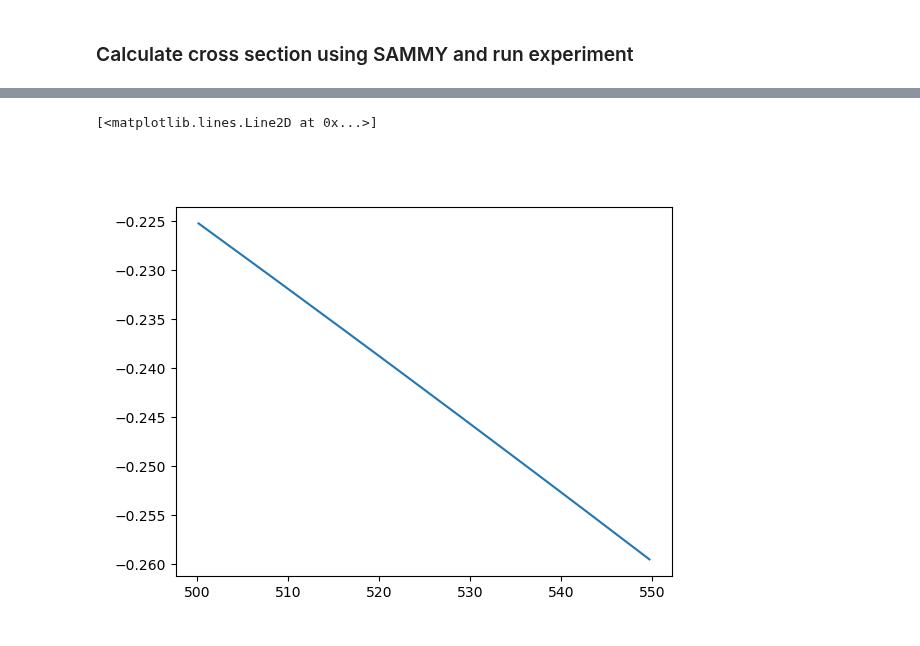
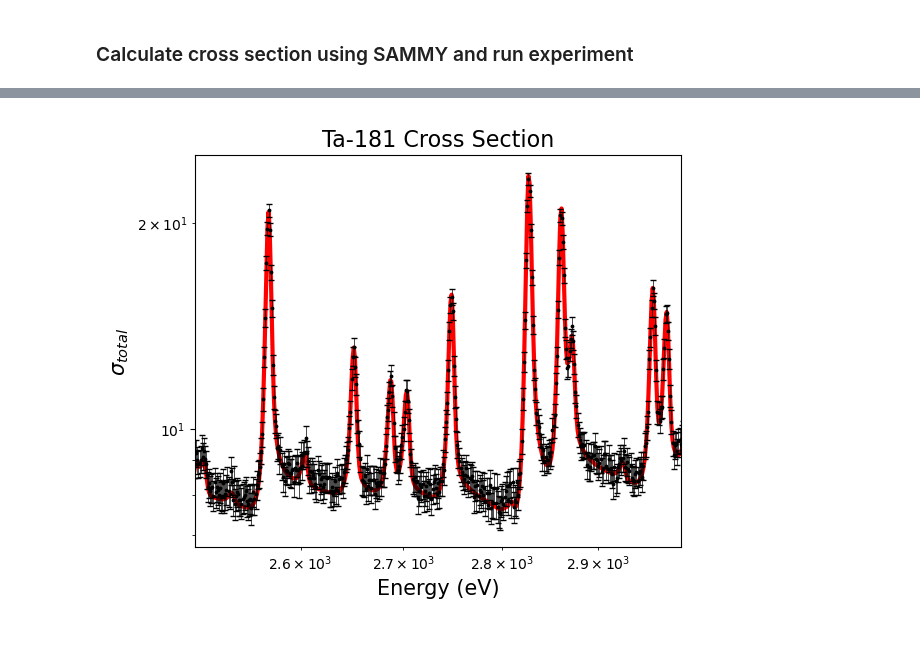
Before and after one commit to Naww137/ATARI, a Jupyter notebook: examples/GenerateData_UserExample_SAMMY.ipynb, the cells around one changed output, grey strips where cells are left out. Saved outputs shown, nothing was run; the diff lists cells and outputs as text; code cells hidden in the pictures.

```diff
--- a/examples/GenerateData_UserExample_SAMMY.ipynb
+++ b/examples/GenerateData_UserExample_SAMMY.ipynb
@@ -135,7 +129,25 @@ legend()
-# %%
-figure()
-
-plot(exp.trans.E[1::], np.diff(exp.trans.E))
-# %% [output]
-[<matplotlib.lines.Line2D at 0x...>]
-[figure, removed]
+# %%
+from ATARI.utils.datacontainer import DataContainer
+d = DataContainer()
+d.add_theoretical(Ta_pair, resonance_ladder)
+d.add_experimental(exp)
+d.fill()
+# %%
+figure(figsize=(6,5))
+
+errorbar(d.pw_exp.E, d.pw_exp.exp_xs, yerr=d.pw_exp.exp_xs_unc, zorder=2,
+                                fmt='.', color='k', ecolor='k', linewidth=0.5, markersize=3.5, capsize=2, label='exp')
+
+
+plot(theo.E, theo.theo_xs, color='r', zorder=0, lw=3)
+
+xlim([2501,2990])
+yscale('log')
+xscale('log')
+ylabel(r'$\sigma_{total}$', fontsize=15)
+xlabel('Energy (eV)', fontsize=15)
+title('Ta-181 Cross Section', fontsize=16)
+
+tight_layout()
+# %% [output]
+[figure, added]
```
Also changed, not shown: parts of 7 cells of this notebook, 1 other file.
